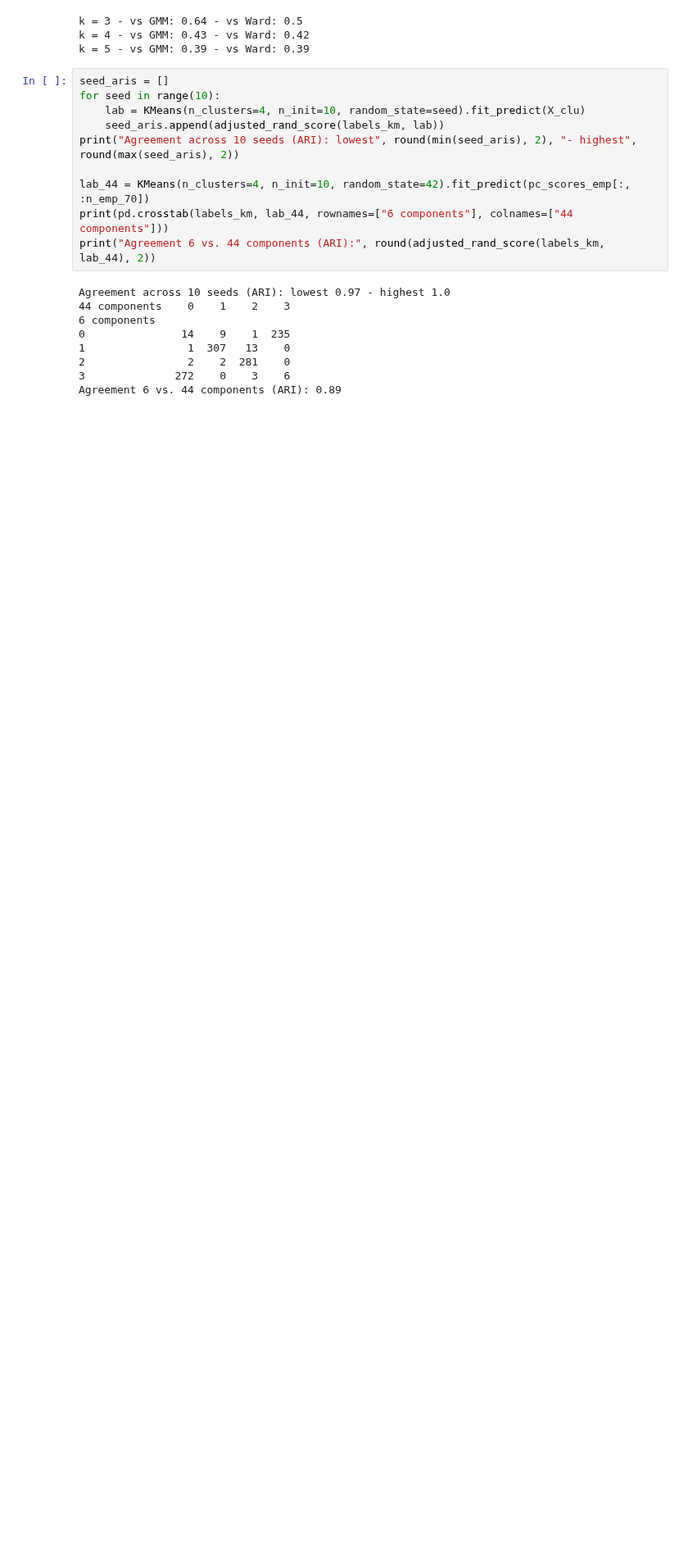
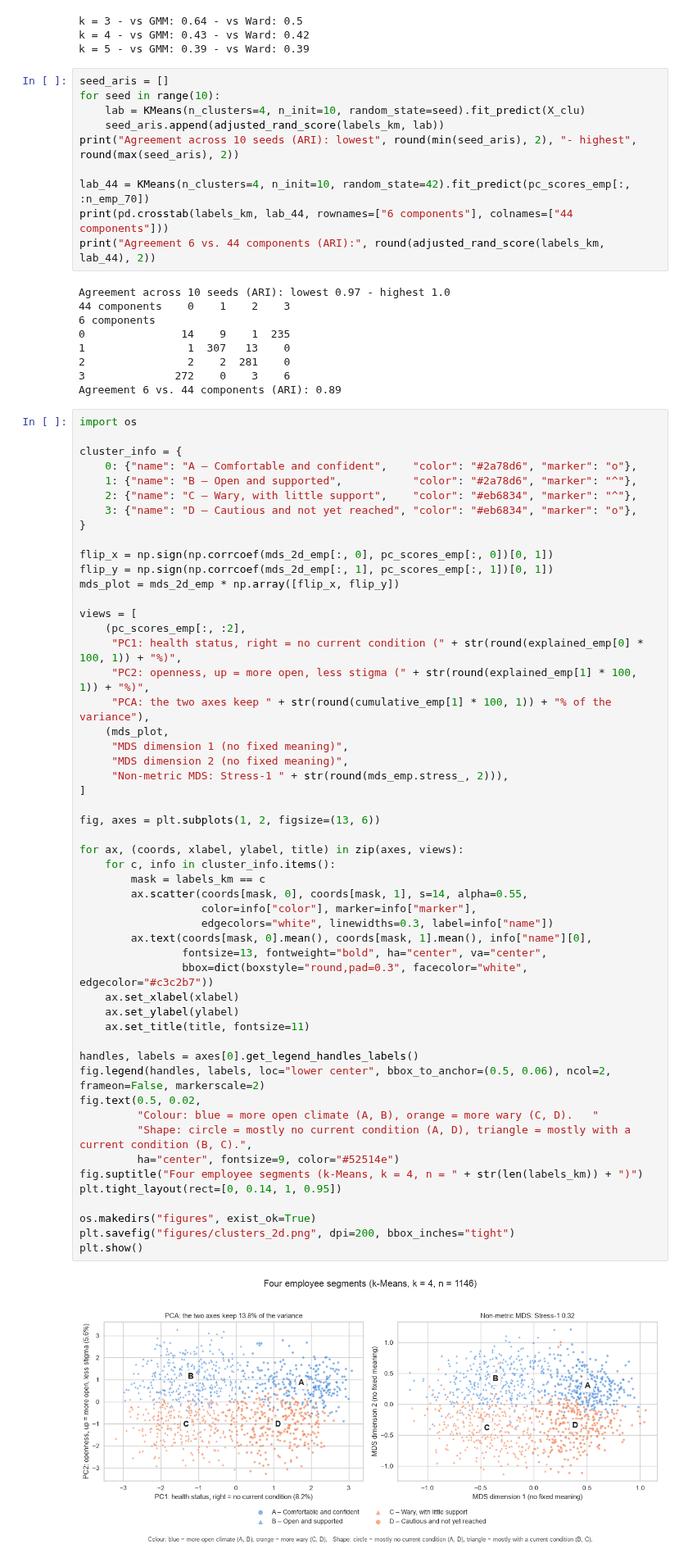
Before and after one commit to nosadfountains/Unsupervised-ML_Case-Study, a Jupyter notebook: mental-health-clustering/analysis.ipynb, the cells around one changed output. Shown at 82% size. Cells and saved outputs as stored; diff of their text form; blank space fills up the shorter version.

```diff
--- a/mental-health-clustering/analysis.ipynb
+++ b/mental-health-clustering/analysis.ipynb
@@ -2767,3 +2767,57 @@ Agreement across 10 seeds (ARI): lowest 0.97 - highest 1.0
 2                2    2  281    0
 3              272    0    3    6
 Agreement 6 vs. 44 components (ARI): 0.89
+# %%
+import os
+
+cluster_info = {
+    0: {"name": "A – Comfortable and confident",    "color": "#2a78d6", "marker": "o"},
+    1: {"name": "B – Open and supported",           "color": "#2a78d6", "marker": "^"},
+    2: {"name": "C – Wary, with little support",    "color": "#eb6834", "marker": "^"},
+    3: {"name": "D – Cautious and not yet reached", "color": "#eb6834", "marker": "o"},
+}
+
+flip_x = np.sign(np.corrcoef(mds_2d_emp[:, 0], pc_scores_emp[:, 0])[0, 1])
+flip_y = np.sign(np.corrcoef(mds_2d_emp[:, 1], pc_scores_emp[:, 1])[0, 1])
+mds_plot = mds_2d_emp * np.array([flip_x, flip_y])
+
+views = [
+    (pc_scores_emp[:, :2],
+     "PC1: health status, right = no current condition (" + str(round(explained_emp[0] * 100, 1)) + "%)",
+     "PC2: openness, up = more open, less stigma (" + str(round(explained_emp[1] * 100, 1)) + "%)",
+     "PCA: the two axes keep " + str(round(cumulative_emp[1] * 100, 1)) + "% of the variance"),
+    (mds_plot,
+     "MDS dimension 1 (no fixed meaning)",
+     "MDS dimension 2 (no fixed meaning)",
+     "Non-metric MDS: Stress-1 " + str(round(mds_emp.stress_, 2))),
+]
+
+fig, axes = plt.subplots(1, 2, figsize=(13, 6))
+
+for ax, (coords, xlabel, ylabel, title) in zip(axes, views):
+    for c, info in cluster_info.items():
+        mask = labels_km == c
+        ax.scatter(coords[mask, 0], coords[mask, 1], s=14, alpha=0.55,
+                   color=info["color"], marker=info["marker"],
+                   edgecolors="white", linewidths=0.3, label=info["name"])
+        ax.text(coords[mask, 0].mean(), coords[mask, 1].mean(), info["name"][0],
+                fontsize=13, fontweight="bold", ha="center", va="center",
+                bbox=dict(boxstyle="round,pad=0.3", facecolor="white", edgecolor="#c3c2b7"))
+    ax.set_xlabel(xlabel)
+    ax.set_ylabel(ylabel)
+    ax.set_title(title, fontsize=11)
+
+handles, labels = axes[0].get_legend_handles_labels()
+fig.legend(handles, labels, loc="lower center", bbox_to_anchor=(0.5, 0.06), ncol=2, frameon=False, markerscale=2)
+fig.text(0.5, 0.02,
+         "Colour: blue = more open climate (A, B), orange = more wary (C, D).   "
+         "Shape: circle = mostly no current condition (A, D), triangle = mostly with a current condition (B, C).",
+         ha="center", fontsize=9, color="#52514e")
+fig.suptitle("Four employee segments (k-Means, k = 4, n = " + str(len(labels_km)) + ")")
+plt.tight_layout(rect=[0, 0.14, 1, 0.95])
+
+os.makedirs("figures", exist_ok=True)
+plt.savefig("figures/clusters_2d.png", dpi=200, bbox_inches="tight")
+plt.show()
+# %% [output]
+[figure, added]
```
Also changed, not shown: parts of 7 cells of this notebook, 1 other file.
